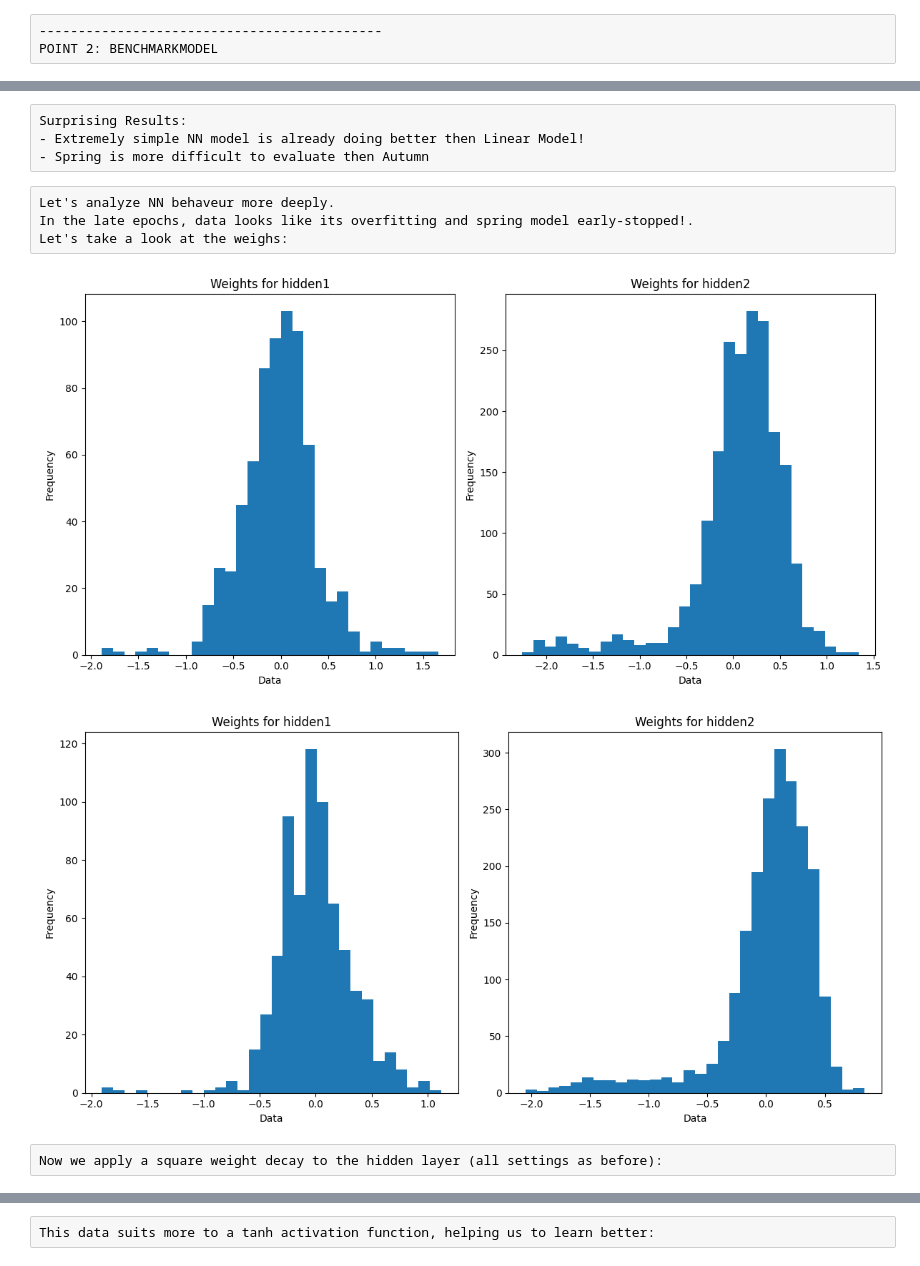
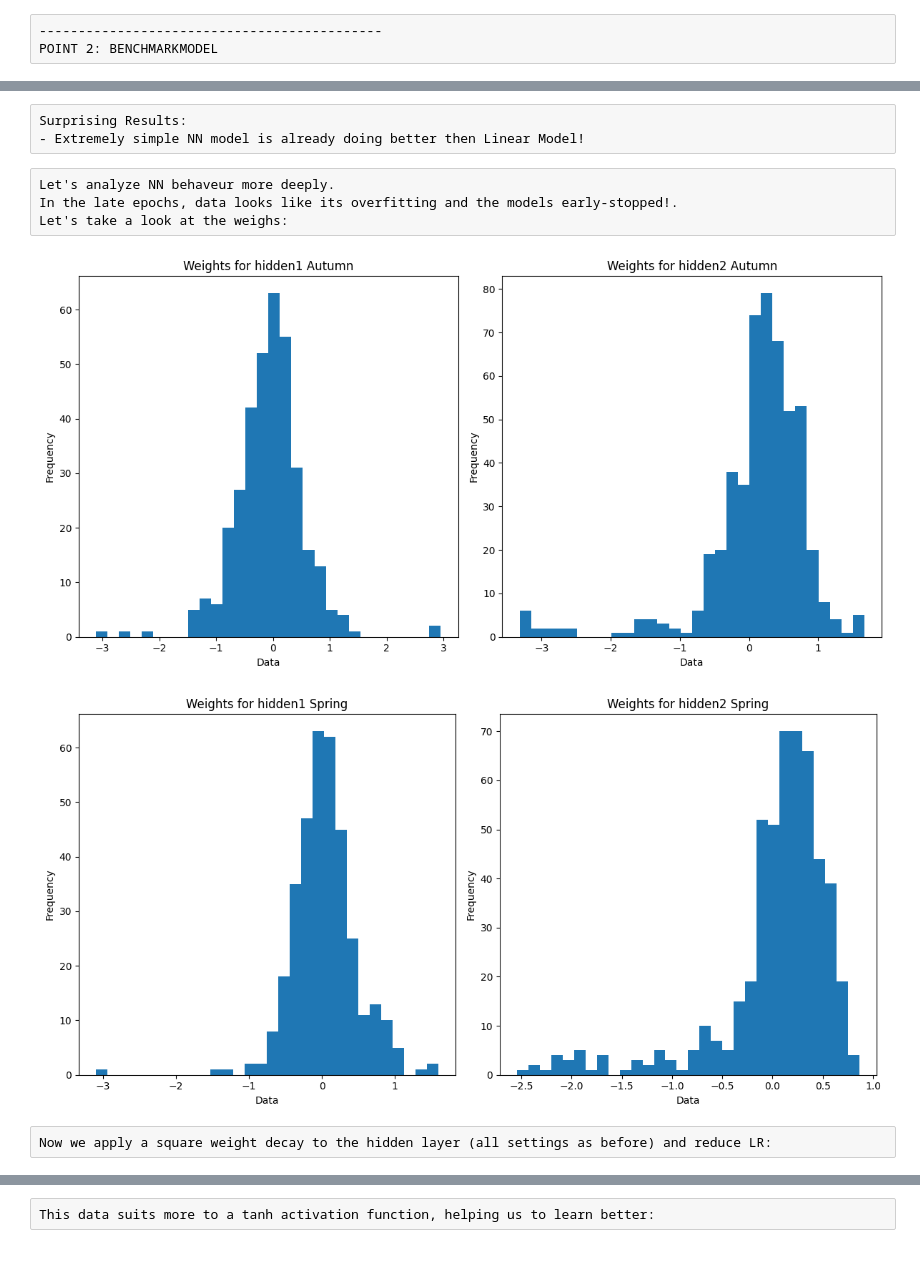
Before and after one commit to lollo004/bird_migration_NN, a Jupyter notebook: main.ipynb, the cells around one changed output, grey strips where cells are left out. Saved outputs shown, nothing was run; the diff lists cells and outputs as text; code cells hidden in the pictures.

```diff
--- a/main.ipynb
+++ b/main.ipynb
@@ -209,8 +195,4 @@ columns_to_keep = [
 ]
 
 # Filter the dataset
-filtered_data = data[columns_to_keep]
-
-# Save the result in a new variable and print it
-data = filtered_data
-data.to_csv('filter3.csv', index=False)
+data = data[columns_to_keep]
@@ -274,7 +244,7 @@ tf.random.set_seed(42)
 def prepare_data(df, predictors, target):
     X = df[predictors]
     y = df[target]
-    X_train, X_test, y_train, y_test = train_test_split(X, y, test_size=0.3, random_state=42)
+    X_train, X_test, y_train, y_test = train_test_split(X, y, test_size=0.2, random_state=38)
     scaler = StandardScaler()
     X_train = scaler.fit_transform(X_train)
     X_test = scaler.transform(X_test)
@@ -361,14 +333,15 @@ Model 1 Charateristics:
 # %%
 # Neural Network Model 1
 
-def build_nn_model(input_dim, l1l2=None, l2l3=None):
+def build_nn_model(input_dim, l1l2=None, l2l3=None, learning_rate=0.005):
+    optimizer = tf.keras.optimizers.Adam(learning_rate=learning_rate)
     model = Sequential([
         Input(shape=(input_dim,)),
-        Dense(64, activation='relu', kernel_regularizer=l1l2),
-        Dense(32, activation='relu', kernel_regularizer=l2l3),
+        Dense(32, activation='relu', kernel_regularizer=l1l2),
+        Dense(16, activation='relu', kernel_regularizer=l2l3),
         Dense(1, activation='linear')
     ])
-    model.compile(optimizer='adam', loss='mse', metrics=['mae'])
+    model.compile(optimizer=optimizer, loss='mse', metrics=['mae'])
     return model
 
 def fit_nn_model(nn, X_train, y_train, X_test, y_test, callback):
@@ -382,10 +355,8 @@ def fit_nn_model(nn, X_train, y_train, X_test, y_test, callback):
 )
 
 def plot_fit_history(history_spring, history_autumn):
-    # Crea una figura con due subplot affiancati
     fig, ax = plt.subplots(1, 2, figsize=(12, 6))
 
-    # Grafico per hidden1
     ax[0].plot(history_spring.history['loss'], label='Train Loss')
     ax[0].plot(history_spring.history['val_loss'], label='Validation Loss')
     ax[0].set_title('Spring Neural Network Training History')
@@ -393,8 +364,6 @@ def plot_fit_history(history_spring, history_autumn):
     ax[0].set_ylabel('Loss')
     ax[0].legend()
 
-    # Grafico per hidden2
-    # Plot Autumn NN Training History
     ax[1].plot(history_autumn.history['loss'], label='Train Loss')
     ax[1].plot(history_autumn.history['val_loss'], label='Validation Loss')
     ax[1].set_title('Autumn Neural Network Training History')
@@ -402,7 +371,6 @@ def plot_fit_history(history_spring, history_autumn):
     ax[1].set_ylabel('Loss')
     ax[1].legend()
 
-    # Mostra i grafici
     plt.tight_layout()
     plt.show()
 # %%
@@ -441,62 +409,52 @@ R^2: 0.39276303962182657
 # %% [raw]
 Surprising Results:
 - Extremely simple NN model is already doing better then Linear Model!
-- Spring is more difficult to evaluate then Autumn
 # %% [raw]
 Let's analyze NN behaveur more deeply.
-In the late epochs, data looks like its overfitting and spring model early-stopped!.
+In the late epochs, data looks like its overfitting and the models early-stopped!.
 Let's take a look at the weighs:
 # %%
-# Recupera i pesi e i bias dai layer
+# Get Weights from hidden layers
 hidden1, hidden2 = nn_autumn.layers[0], nn_autumn.layers[1]
 weights1, biases1 = hidden1.get_weights()
 weights2, biases2 = hidden2.get_weights()
 
-# Crea una figura con due subplot affiancati
 fig, ax = plt.subplots(1, 2, figsize=(12, 6))
 
-# Grafico per hidden1
 ax[0].hist(np.ndarray.flatten(weights1), density=False, bins=30)
 ax[0].set_ylabel('Frequency')
 ax[0].set_xlabel('Data')
-ax[0].set_title('Weights for hidden1')
+ax[0].set_title('Weights for hidden1 Autumn')
 
-# Grafico per hidden2
 ax[1].hist(np.ndarray.flatten(weights2), density=False, bins=30)
 ax[1].set_ylabel('Frequency')
 ax[1].set_xlabel('Data')
-ax[1].set_title('Weights for hidden2')
+ax[1].set_title('Weights for hidden2 Autumn')
 
-# Mostra i grafici
 plt.tight_layout()
 plt.show()
 
-# Recupera i pesi e i bias dai layer
 hidden1, hidden2 = nn_spring.layers[0], nn_spring.layers[1]
 weights1, biases1 = hidden1.get_weights()
 weights2, biases2 = hidden2.get_weights()
 
-# Crea una figura con due subplot affiancati
 fig, ax = plt.subplots(1, 2, figsize=(12, 6))
 
-# Grafico per hidden1
 ax[0].hist(np.ndarray.flatten(weights1), density=False, bins=30)
 ax[0].set_ylabel('Frequency')
 ax[0].set_xlabel('Data')
-ax[0].set_title('Weights for hidden1')
+ax[0].set_title('Weights for hidden1 Spring')
 
-# Grafico per hidden2
 ax[1].hist(np.ndarray.flatten(weights2), density=False, bins=30)
 ax[1].set_ylabel('Frequency')
 ax[1].set_xlabel('Data')
-ax[1].set_title('Weights for hidden2')
+ax[1].set_title('Weights for hidden2 Spring')
 
-# Mostra i grafici
 plt.tight_layout()
 plt.show()
 # %% [output]
-[figure, old version]
+[figure, new version]
-[figure, old version]
+[figure, new version]
 # %% [raw]
-Now we apply a square weight decay to the hidden layer (all settings as before):
+Now we apply a square weight decay to the hidden layer (all settings as before) and reduce LR:
 # %%
```
Also changed, not shown: parts of 53 cells of this notebook.
